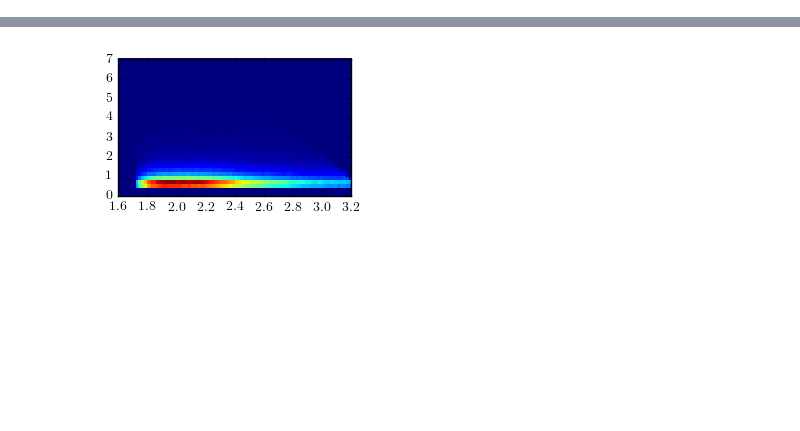
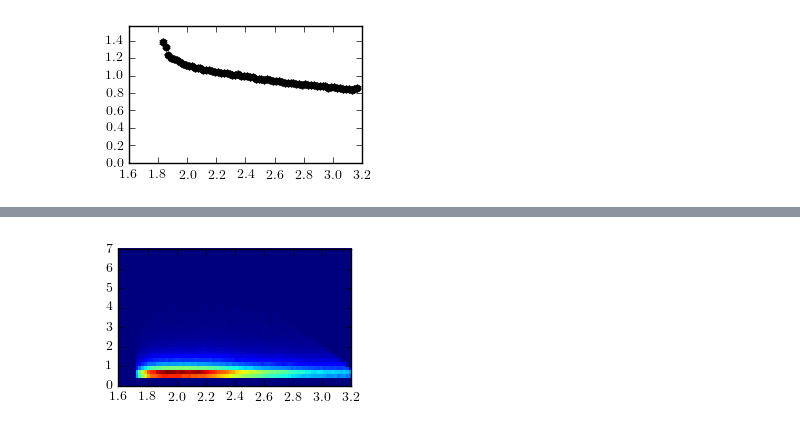
Before and after one commit to evan-phelps/phys-ana-omega, a Jupyter notebook: worksheets/radiative_corrections.ipynb, the cells around one changed output, grey strips where cells are left out. Drawn from its saved outputs; the diff is of its cells as text; code cells hidden in the pictures; blank space fills up the shorter version.

```diff
--- a/worksheets/radiative_corrections.ipynb
+++ b/worksheets/radiative_corrections.ipynb
@@ -22,0 +89,4 @@ MOMEGA = 0.78265
+# %%
+fig = draw(hW_effs[0])
+# %% [output]
+[figure, added]
```
Also changed, not shown: parts of 38 cells of this notebook, 1 other file.
